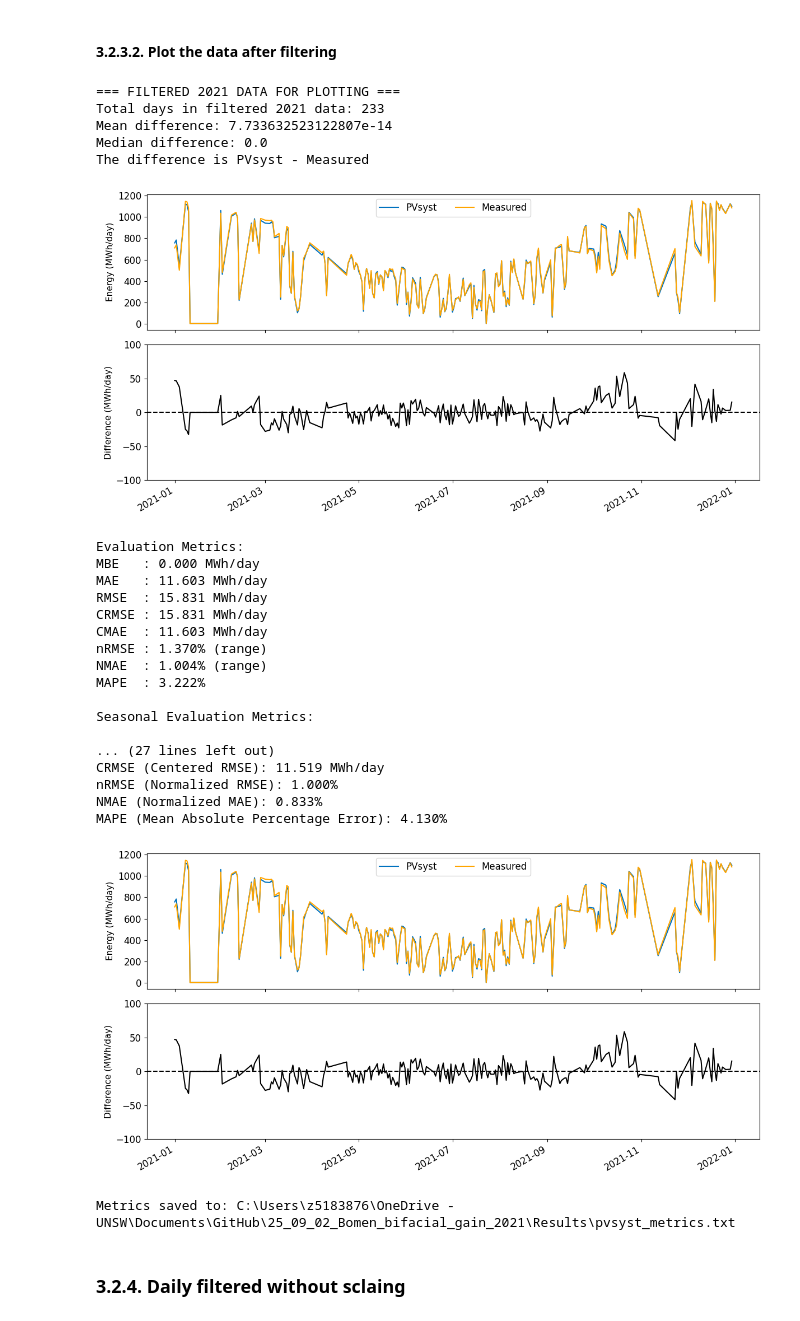
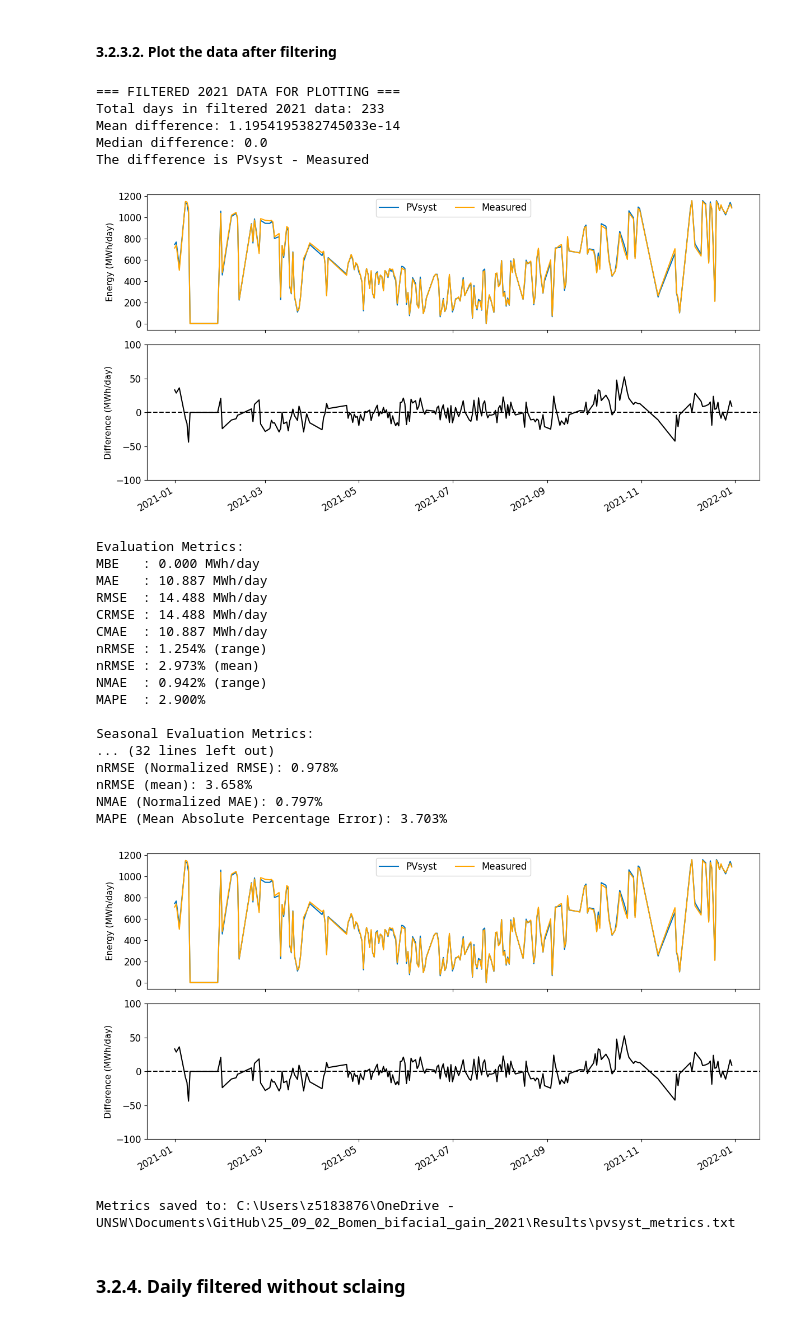
Before and after one commit to sijinwnag/25_09_02_Bomen_bifacial_gain_2021, a Jupyter notebook: Code/25_09_02_Data_visualiser_PVsyst_matching.ipynb, the cells around one changed output. Saved outputs shown, nothing was run; the diff lists cells and outputs as text; code cells hidden in the pictures.

```diff
--- a/Code/25_09_02_Data_visualiser_PVsyst_matching.ipynb
+++ b/Code/25_09_02_Data_visualiser_PVsyst_matching.ipynb
@@ -94,7 +94,7 @@ plt.show()
 # simulation_results_dir = r"C:\Users\z5183876\OneDrive - UNSW\Documents\GitHub\25_09_02_Bomen_bifacial_gain_2021\Data\PVsyst\Initial model\25_08_25_Bowen Solar Farm 2021_VCG_HourlyRes_0.CSV"
 # simulation_results_dir = r"C:\Users\z5183876\OneDrive - UNSW\Documents\GitHub\25_09_02_Bomen_bifacial_gain_2021\Data\PVsyst\Whole_site\Perez model opt\Bomen solar farm 2021 14 0.0 Perez model.csv"
 # simulation_results_dir = r"C:\Users\z5183876\PVsyst8.0_Data\UserHourly\25_09_12_Bomen PVSyst - 2021 - whole site_VC0_HourlyRes_1.CSV"
-simulation_results_dir = r"C:\Users\z5183876\OneDrive - UNSW\Documents\GitHub\25_09_02_Bomen_bifacial_gain_2021\Data\PVsyst\Whole_site\Best Perez model\Bomen solar farm 2021 15 0.0 Perez model.csv"
+simulation_results_dir = r"C:\Users\z5183876\OneDrive - UNSW\Documents\GitHub\25_09_02_Bomen_bifacial_gain_2021\Data\PVsyst\Whole_site\optimised\Bomen solar farm 2021 14 0.0 Hay model.csv"
 print(f"Loading PVsyst CSV file: {simulation_results_dir}")
 # define whether or not to apply clipping
 apply_clipping = True
@@ -993,6 +995,7 @@ if len(filtered_2021_metrics) > 0:
 
     meas_range = filtered_2021_metrics['Actual'].max() - filtered_2021_metrics['Actual'].min()
     nrmse = rmse / meas_range * 100
+    nrmse_mean = rmse / filtered_2021_metrics['Actual'].mean() * 100
     nmae = mae / meas_range * 100
     mape = np.mean(np.abs(residuals / filtered_2021_metrics['Actual'])) * 100
 
@@ -1004,6 +1007,7 @@ if len(filtered_2021_metrics) > 0:
     print(f"CRMSE : {crmse:.3f} MWh/day")
     print(f"CMAE  : {cmae:.3f} MWh/day")
     print(f"nRMSE : {nrmse:.3f}% (range)")
+    print(f"nRMSE : {nrmse_mean:.3f}% (mean)")
     print(f"NMAE  : {nmae:.3f}% (range)")
     print(f"MAPE  : {mape:.3f}%")
 
@@ -1036,6 +1040,7 @@ if len(filtered_2021_metrics) > 0:
         season_rmse = np.sqrt(np.mean(group['Residual']**2))
         season_crmse = np.sqrt(np.mean((group['Residual'] - season_mbe)**2))
         season_nrmse = (season_rmse / meas_range) * 100
+        season_nrmse_mean = (season_rmse / group['Measured'].mean()) * 100
         season_nmae = (np.mean(np.abs(group['Residual'])) / meas_range) * 100
         season_mape = np.mean(np.abs(group['Residual'] / group['Measured'])) * 100
         print(f"\n{season} Metrics:")
@@ -1043,6 +1048,7 @@ if len(filtered_2021_metrics) > 0:
         print("RMSE (Root Mean Square Error): {:.3f} MWh/day".format(season_rmse))
         print("CRMSE (Centered RMSE): {:.3f} MWh/day".format(season_crmse))
         print("nRMSE (Normalized RMSE): {:.3f}%".format(season_nrmse))
+        print("nRMSE (mean): {:.3f}%".format(season_nrmse_mean))
         print("NMAE (Normalized MAE): {:.3f}%".format(season_nmae))
         print("MAPE (Mean Absolute Percentage Error): {:.3f}%".format(season_mape))
 
@@ -1065,56 +1071,58 @@ if len(filtered_2021_metrics) > 0:
         f.write(f"CRMSE : {crmse:.3f} MWh/day\n")
         f.write(f"CMAE  : {cmae:.3f} MWh/day\n")
         f.write(f"nRMSE : {nrmse:.3f}% (range)\n")
+        f.write(f"nRMSE : {nrmse_mean:.3f}% (mean)\n")
         f.write(f"NMAE  : {nmae:.3f}% (range)\n")
         f.write(f"MAPE  : {mape:.3f}%\n\n")
 
         f.write("SEASONAL METRICS\n")
         f.write("===============\n\n")
         for season, group in df_season.groupby('Season'):
             season_mbe = group['Residual'].mean()
             season_rmse = np.sqrt(np.mean(group['Residual']**2))
             season_crmse = np.sqrt(np.mean((group['Residual'] - season_mbe)**2))
             season_nrmse = (season_rmse / meas_range) * 100
             season_nmae = (np.mean(np.abs(group['Residual'])) / meas_range) * 100
             season_mape = np.mean(np.abs(group['Residual'] / group['Measured'])) * 100
             f.write(f"{season} Metrics:\n")
             f.write("MBE  (Mean Bias Error): {:.3f} MWh/day\n".format(season_mbe))
             f.write("RMSE (Root Mean Square Error): {:.3f} MWh/day\n".format(season_rmse))
             f.write("CRMSE (Centered RMSE): {:.3f} MWh/day\n".format(season_crmse))
             f.write("nRMSE (Normalized RMSE): {:.3f}%\n".format(season_nrmse))
+            f.write("nRMSE (mean): {:.3f}%\n".format(season_nrmse_mean))
             f.write("NMAE (Normalized MAE): {:.3f}%\n".format(season_nmae))
             f.write("MAPE (Mean Absolute Percentage Error): {:.3f}%\n\n".format(season_mape))
 
     print(f"Metrics saved to: {metrics_file_path}")
 
 else:
     print("\nERROR: No filtered data points from 2021 remain after filtering.")
     print("Please check your maintenance-free days file and data availability.")
 # %% [output]
 === FILTERED 2021 DATA FOR PLOTTING ===
 Total days in filtered 2021 data: 233
-Mean difference: 7.733632523122807e-14
+Mean difference: 1.1954195382745033e-14
 Median difference: 0.0
 The difference is PVsyst - Measured
-[figure, old version]
+[figure, new version]
 Evaluation Metrics:
 MBE   : 0.000 MWh/day
-MAE   : 11.603 MWh/day
-RMSE  : 15.831 MWh/day
-CRMSE : 15.831 MWh/day
-CMAE  : 11.603 MWh/day
-nRMSE : 1.370% (range)
-NMAE  : 1.004% (range)
-MAPE  : 3.222%
+MAE   : 10.887 MWh/day
+RMSE  : 14.488 MWh/day
+CRMSE : 14.488 MWh/day
+CMAE  : 10.887 MWh/day
+nRMSE : 1.254% (range)
+nRMSE : 2.973% (mean)
+NMAE  : 0.942% (range)
+MAPE  : 2.900%
 
 Seasonal Evaluation Metrics:
-
-... (27 lines left out)
-CRMSE (Centered RMSE): 11.519 MWh/day
-nRMSE (Normalized RMSE): 1.000%
-NMAE (Normalized MAE): 0.833%
-MAPE (Mean Absolute Percentage Error): 4.130%
+... (32 lines left out)
+nRMSE (Normalized RMSE): 0.978%
+nRMSE (mean): 3.658%
+NMAE (Normalized MAE): 0.797%
+MAPE (Mean Absolute Percentage Error): 3.703%
-[figure, old version]
+[figure, new version]
 Metrics saved to: C:\Users\z5183876\OneDrive - UNSW\Documents\GitHub\25_09_02_Bomen_bifacial_gain_2021\Results\pvsyst_metrics.txt
 # %% [markdown]
 ### 3.2.4. Daily filtered without sclaing
```
Also changed, not shown: parts of 5 cells of this notebook, 47 other files.
